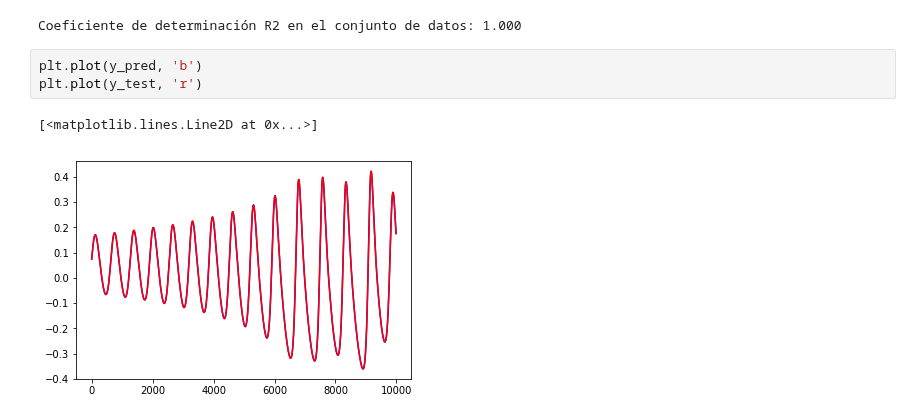
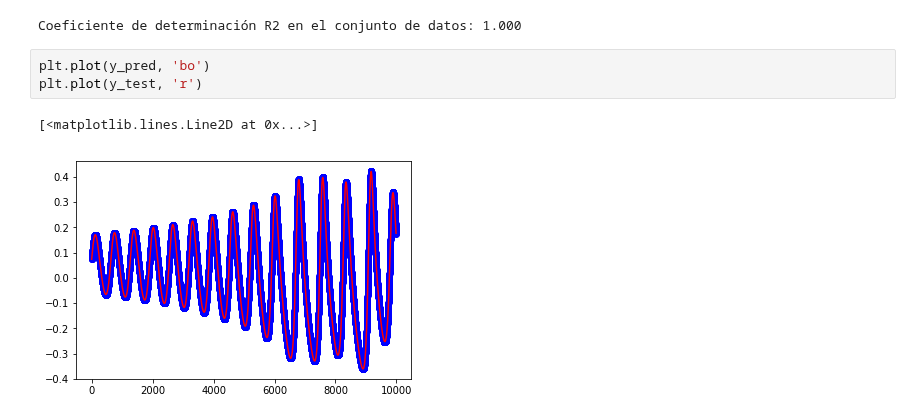
Before and after one commit to rsotoc/pattern-recognition, a Jupyter notebook: 18B. RNA - TensorFlow.ipynb, the cells around one changed output. Drawn from its saved outputs; the diff is of its cells as text.

```diff
--- a/18B. RNA - TensorFlow.ipynb
+++ b/18B. RNA - TensorFlow.ipynb
@@ -390,8 +387,8 @@ print("Coeficiente de determinación R2 en el conjunto de datos: {:0.3f}"
 # %% [output]
 Coeficiente de determinación R2 en el conjunto de datos: 1.000
 # %%
-plt.plot(y_pred, 'b')
+plt.plot(y_pred, 'bo')
 plt.plot(y_test, 'r')
 # %% [output]
 [<matplotlib.lines.Line2D at 0x...>]
-[figure, old version]
+[figure, new version]
```
Also changed, not shown: parts of 7 cells of this notebook, 6 other files.
